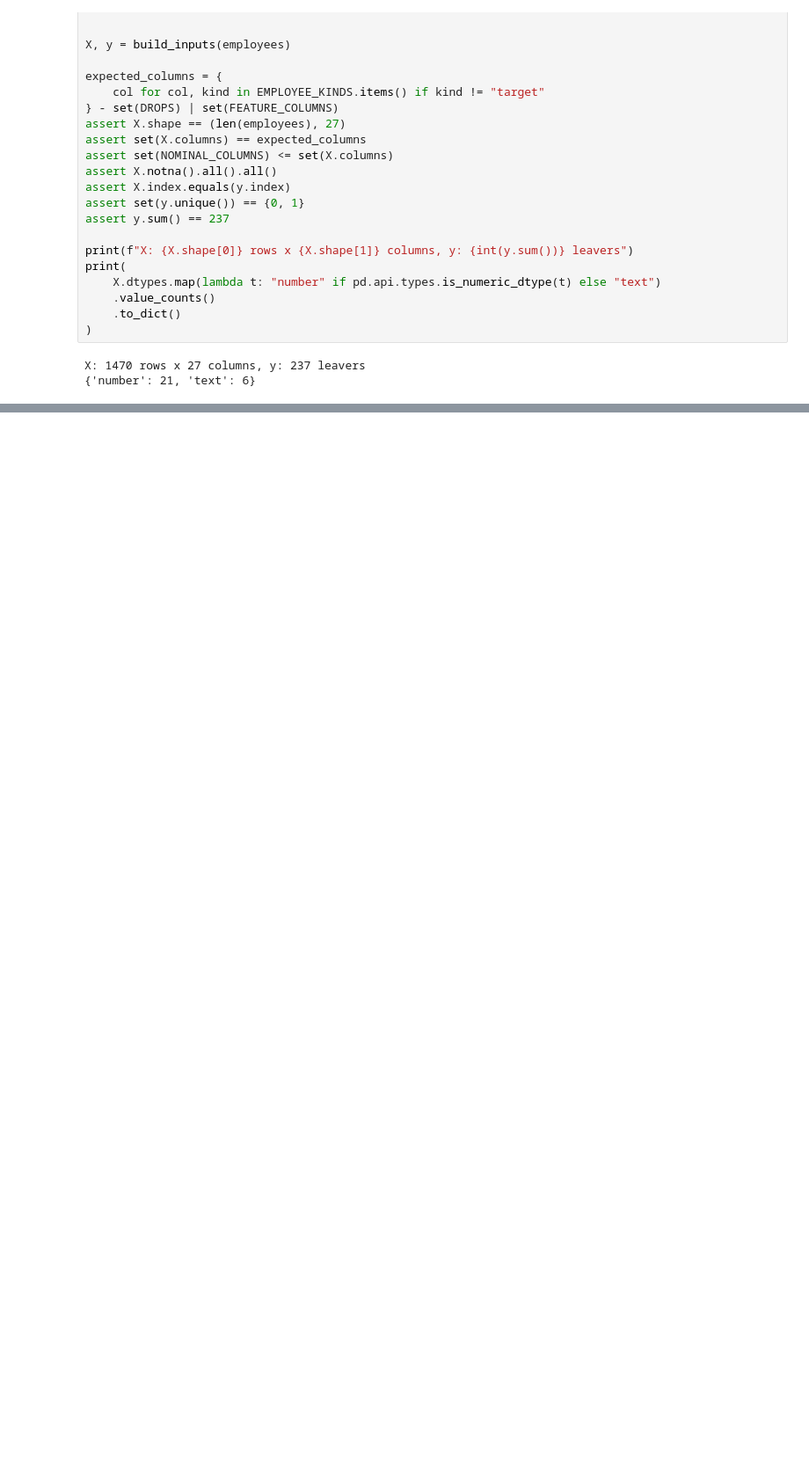
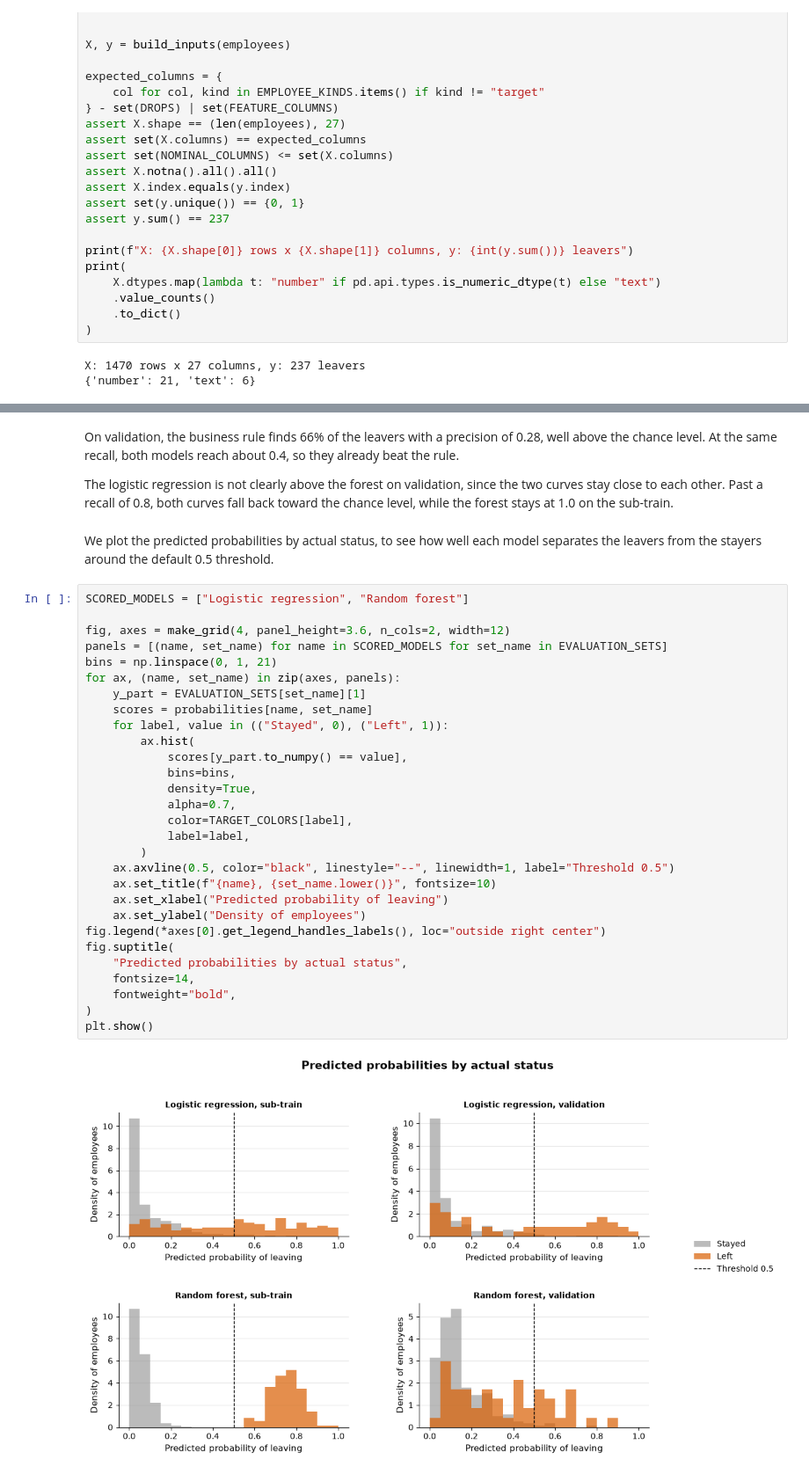
Before and after one commit to dapitch666/oc-p04-hr-attrition-classification, a Jupyter notebook: notebooks/02_modeling.ipynb, the cells around one changed output, grey strips where cells are left out. Shown at 88% size. Saved outputs shown, nothing was run; the diff lists cells and outputs as text; blank space fills up the shorter version.

```diff
--- a/notebooks/02_modeling.ipynb
+++ b/notebooks/02_modeling.ipynb
@@ -601,0 +853,37 @@ X: 1470 rows x 27 columns, y: 237 leavers
+# %% [markdown]
+On validation, the business rule finds 66% of the leavers with a precision of 0.28, well above the chance level. At the same recall, both models reach about 0.4, so they already beat the rule.
+
+The logistic regression is not clearly above the forest on validation, since the two curves stay close to each other. Past a recall of 0.8, both curves fall back toward the chance level, while the forest stays at 1.0 on the sub-train.
+# %% [markdown]
+We plot the predicted probabilities by actual status, to see how well each model separates the leavers from the stayers around the default 0.5 threshold.
+# %%
+SCORED_MODELS = ["Logistic regression", "Random forest"]
+
+fig, axes = make_grid(4, panel_height=3.6, n_cols=2, width=12)
+panels = [(name, set_name) for name in SCORED_MODELS for set_name in EVALUATION_SETS]
+bins = np.linspace(0, 1, 21)
+for ax, (name, set_name) in zip(axes, panels):
+    y_part = EVALUATION_SETS[set_name][1]
+    scores = probabilities[name, set_name]
+    for label, value in (("Stayed", 0), ("Left", 1)):
+        ax.hist(
+            scores[y_part.to_numpy() == value],
+            bins=bins,
+            density=True,
+            alpha=0.7,
+            color=TARGET_COLORS[label],
+            label=label,
+        )
+    ax.axvline(0.5, color="black", linestyle="--", linewidth=1, label="Threshold 0.5")
+    ax.set_title(f"{name}, {set_name.lower()}", fontsize=10)
+    ax.set_xlabel("Predicted probability of leaving")
+    ax.set_ylabel("Density of employees")
+fig.legend(*axes[0].get_legend_handles_labels(), loc="outside right center")
+fig.suptitle(
+    "Predicted probabilities by actual status",
+    fontsize=14,
+    fontweight="bold",
+)
+plt.show()
+# %% [output]
+[figure, added]
```
Also changed, not shown: parts of 16 cells of this notebook.
